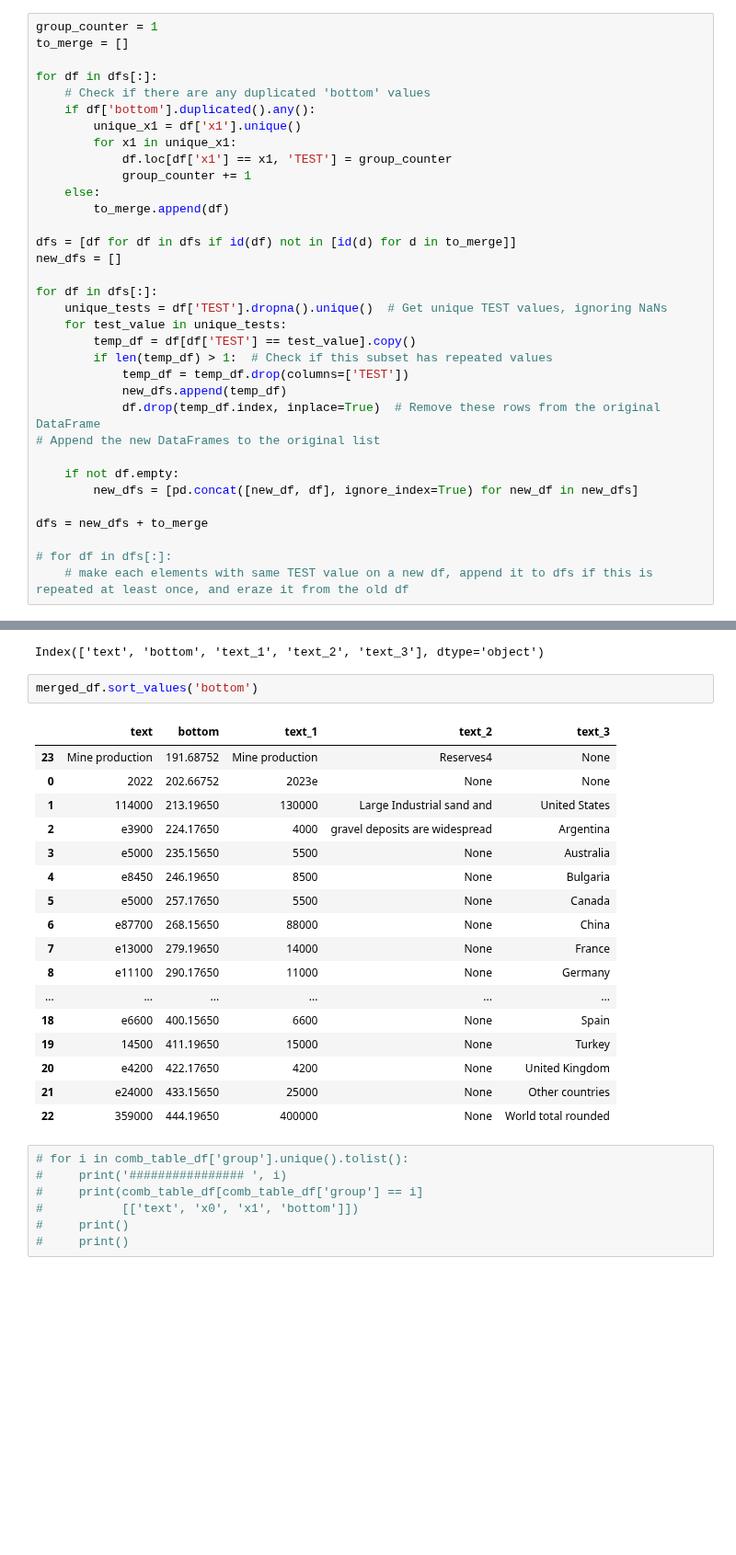
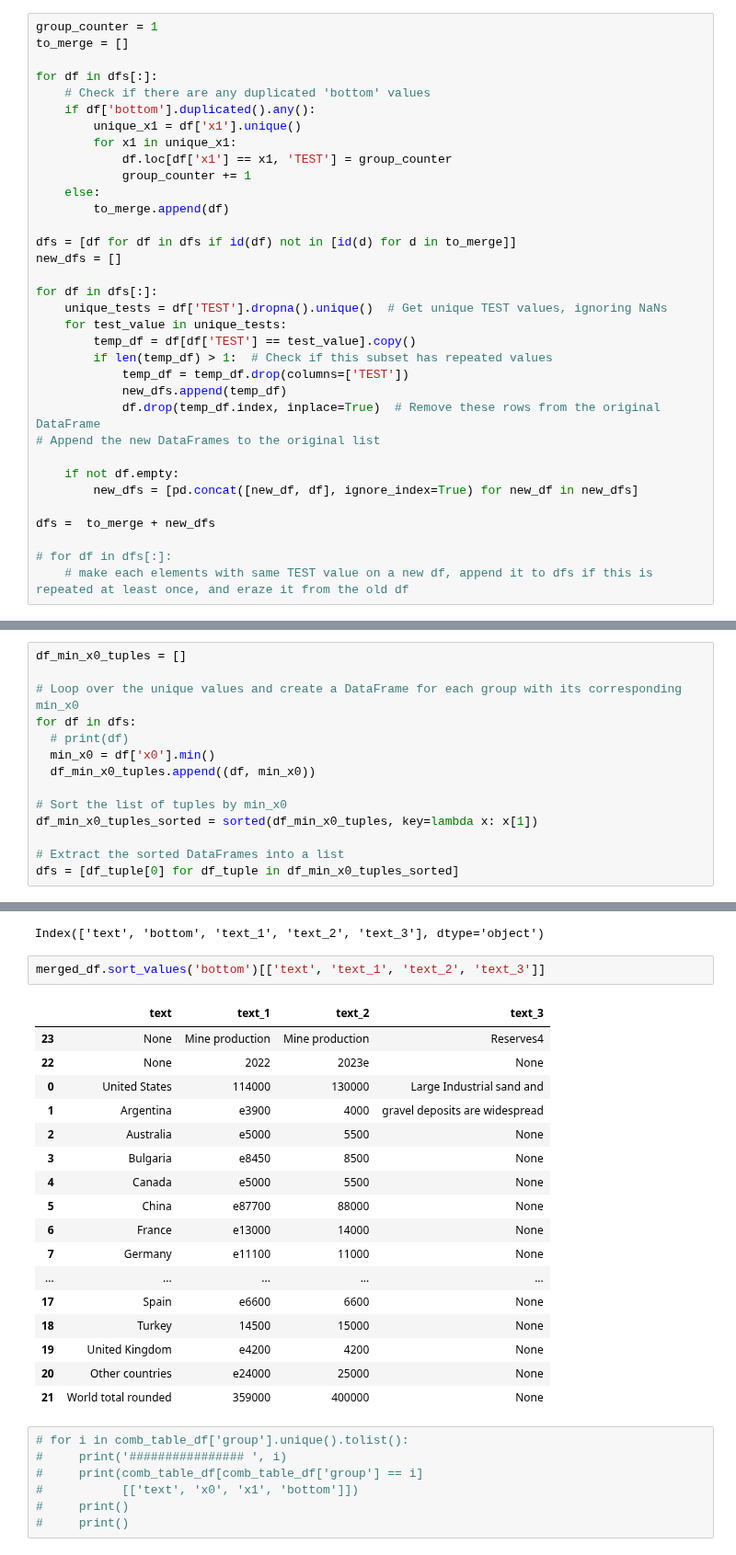
Before and after one commit to Yassmine2020/MaterialRisksSimulation, a Jupyter notebook: test_stage/table_detection2 copy.ipynb, the cells around one changed output, grey strips where cells are left out. Shown at 92% size. Saved outputs shown, nothing was run; the diff lists cells and outputs as text; blank space fills up the shorter version.

Commit message:
table organized 😅

```diff
--- a/test_stage/table_detection2 copy.ipynb
+++ b/test_stage/table_detection2 copy.ipynb
@@ -461,7 +445,7 @@ for df in dfs[:]:
     if not df.empty:
         new_dfs = [pd.concat([new_df, df], ignore_index=True) for new_df in new_dfs]
 
-dfs = new_dfs + to_merge
+dfs =  to_merge + new_dfs
 
 # for df in dfs[:]:
     # make each elements with same TEST value on a new df, append it to dfs if this is repeated at least once, and eraze it from the old df
@@ -549,3 +466,17 @@ dfs[1].sort_values('bottom')
+# %%
+df_min_x0_tuples = []
+
+# Loop over the unique values and create a DataFrame for each group with its corresponding min_x0
+for df in dfs:
+  # print(df)
+  min_x0 = df['x0'].min()
+  df_min_x0_tuples.append((df, min_x0))
+
+# Sort the list of tuples by min_x0
+df_min_x0_tuples_sorted = sorted(df_min_x0_tuples, key=lambda x: x[1])
+
+# Extract the sorted DataFrames into a list
+dfs = [df_tuple[0] for df_tuple in df_min_x0_tuples_sorted]
 # %%
 # Concatenate all DataFrames in the to_merge list
 def custom_outer_merge(df1, df2, iteration):
@@ -591,25 +522,25 @@ merged_df.columns
 # %% [output]
 Index(['text', 'bottom', 'text_1', 'text_2', 'text_3'], dtype='object')
 # %%
-merged_df.sort_values('bottom')
+merged_df.sort_values('bottom')[['text', 'text_1', 'text_2', 'text_3']]
 # %% [output]
-|  | text | bottom | text_1 | text_2 | text_3 |
-| 23 | Mine production | 191.68752 | Mine production | Reserves4 | None |
-| 0 | 2022 | 202.66752 | 2023e | None | None |
-| 1 | 114000 | 213.19650 | 130000 | Large Industrial sand and | United States |
-| 2 | e3900 | 224.17650 | 4000 | gravel deposits are widespread | Argentina |
-| 3 | e5000 | 235.15650 | 5500 | None | Australia |
-| 4 | e8450 | 246.19650 | 8500 | None | Bulgaria |
-| 5 | e5000 | 257.17650 | 5500 | None | Canada |
-| 6 | e87700 | 268.15650 | 88000 | None | China |
-| 7 | e13000 | 279.19650 | 14000 | None | France |
-| 8 | e11100 | 290.17650 | 11000 | None | Germany |
-| ... | ... | ... | ... | ... | ... |
-| 18 | e6600 | 400.15650 | 6600 | None | Spain |
-| 19 | 14500 | 411.19650 | 15000 | None | Turkey |
-| 20 | e4200 | 422.17650 | 4200 | None | United Kingdom |
-| 21 | e24000 | 433.15650 | 25000 | None | Other countries |
-| 22 | 359000 | 444.19650 | 400000 | None | World total rounded |
+|  | text | text_1 | text_2 | text_3 |
+| 23 | None | Mine production | Mine production | Reserves4 |
+| 22 | None | 2022 | 2023e | None |
+| 0 | United States | 114000 | 130000 | Large Industrial sand and |
+| 1 | Argentina | e3900 | 4000 | gravel deposits are widespread |
+| 2 | Australia | e5000 | 5500 | None |
+| 3 | Bulgaria | e8450 | 8500 | None |
+| 4 | Canada | e5000 | 5500 | None |
+| 5 | China | e87700 | 88000 | None |
+| 6 | France | e13000 | 14000 | None |
+| 7 | Germany | e11100 | 11000 | None |
+| ... | ... | ... | ... | ... |
+| 17 | Spain | e6600 | 6600 | None |
+| 18 | Turkey | 14500 | 15000 | None |
+| 19 | United Kingdom | e4200 | 4200 | None |
+| 20 | Other countries | e24000 | 25000 | None |
+| 21 | World total rounded | 359000 | 400000 | None |
 # %%
 # for i in comb_table_df['group'].unique().tolist():
 #     print('################ ', i)
```
Also changed, not shown: parts of 5 cells of this notebook.
